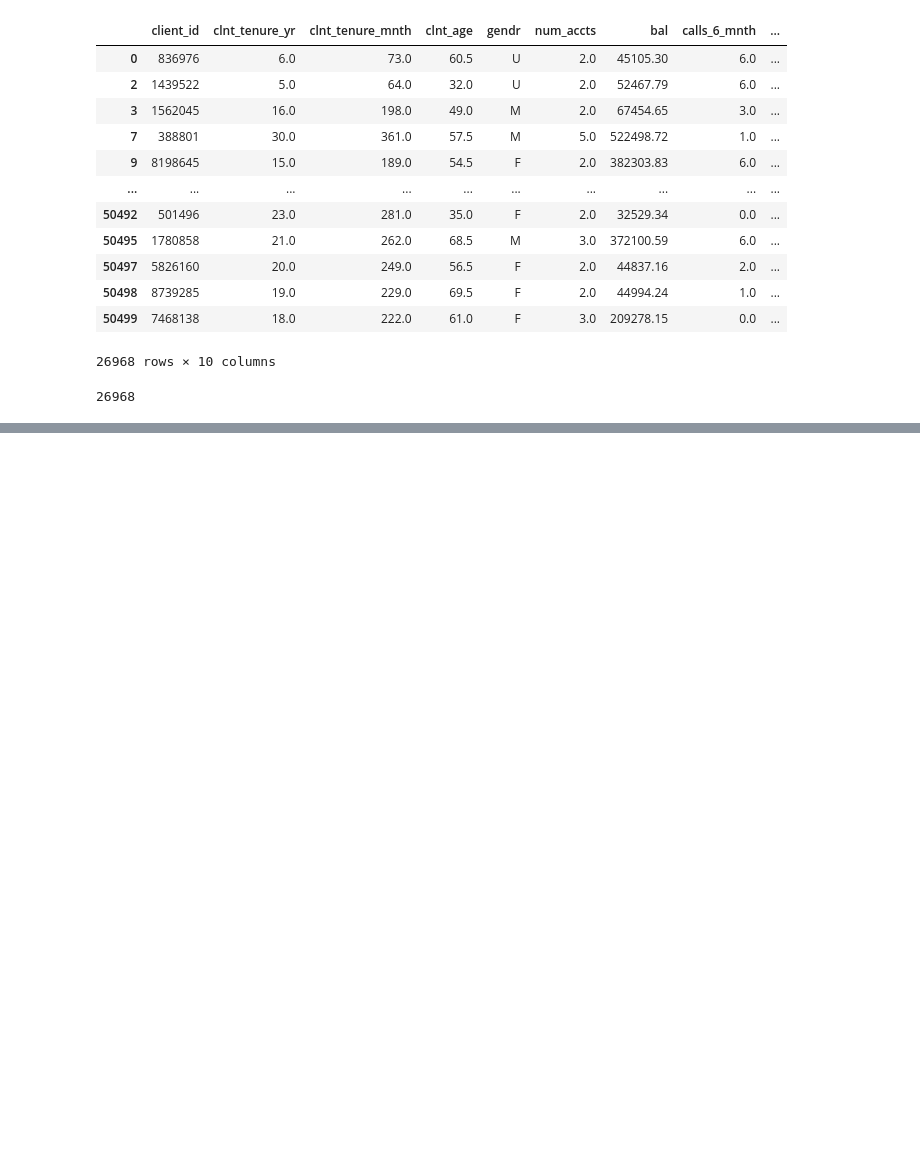
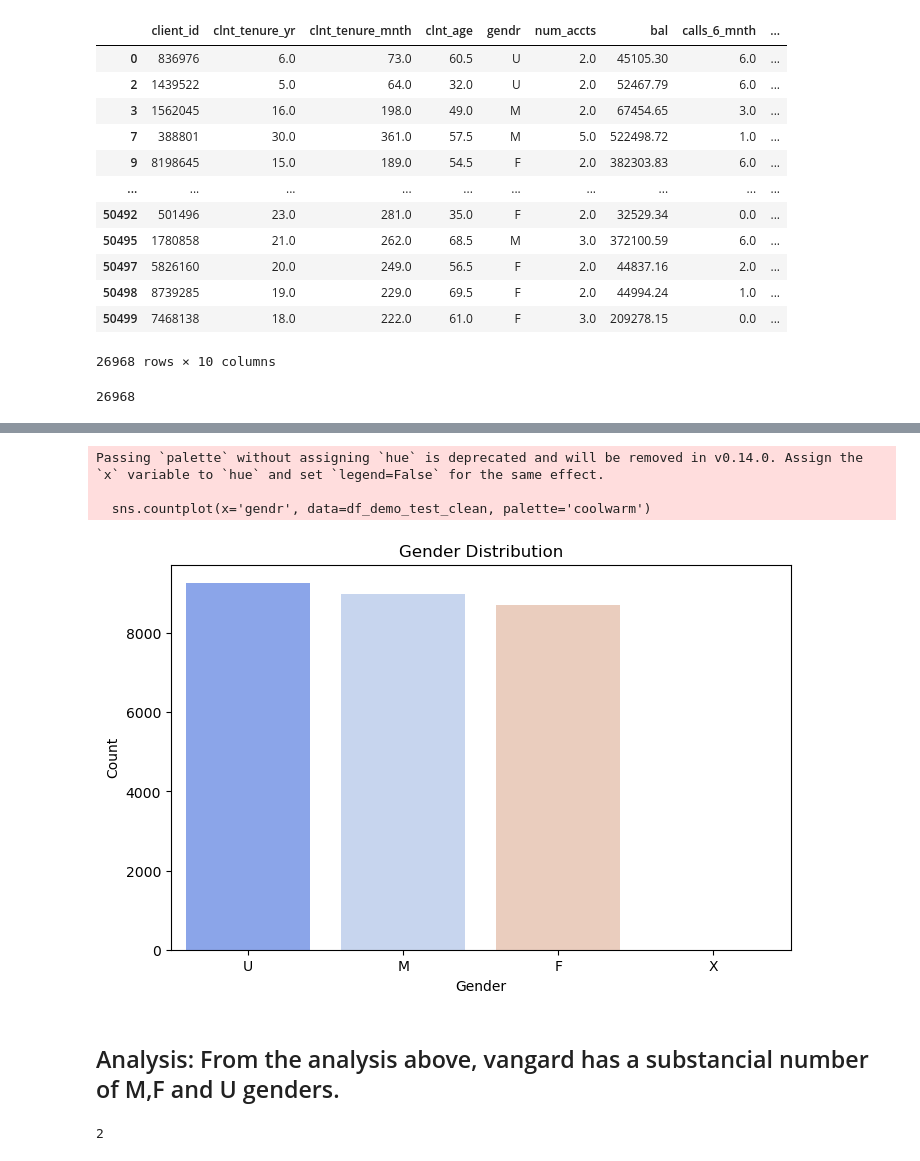
Before and after one commit to mkpaerce/vanguard-ab-test, a Jupyter notebook: Notebooks/vanguard_data_clean_elohor.ipynb, the cells around one changed output, grey strips where cells are left out. Drawn from its saved outputs; the diff is of its cells as text; code cells hidden in the pictures; blank space fills up the shorter version.

```diff
--- a/Notebooks/vanguard_data_clean_elohor.ipynb
+++ b/Notebooks/vanguard_data_clean_elohor.ipynb
@@ -209,0 +297,20 @@ array(['F', 'M', nan], dtype=object)
+# %%
+# bar chart
+plt.figure(figsize=(8,5))
+sns.countplot(x='gendr', data=df_demo_test_clean, palette='coolwarm')
+plt.title("Gender Distribution")
+plt.xlabel("Gender")
+plt.ylabel("Count")
+plt.show()
+# %% [output]
+Passing `palette` without assigning `hue` is deprecated and will be removed in v0.14.0. Assign the `x` variable to `hue` and set `legend=False` for the same effect.
+
+  sns.countplot(x='gendr', data=df_demo_test_clean, palette='coolwarm')
+[figure, added]
+# %% [markdown]
+## Analysis: From the analysis above, vangard has a substancial number of M,F and U genders.
+# %%
+months = df_demo_test_clean['num_accts'].mode()[0]
+months
+# %% [output]
+2
```
Also changed, not shown: parts of 9 cells of this notebook.
